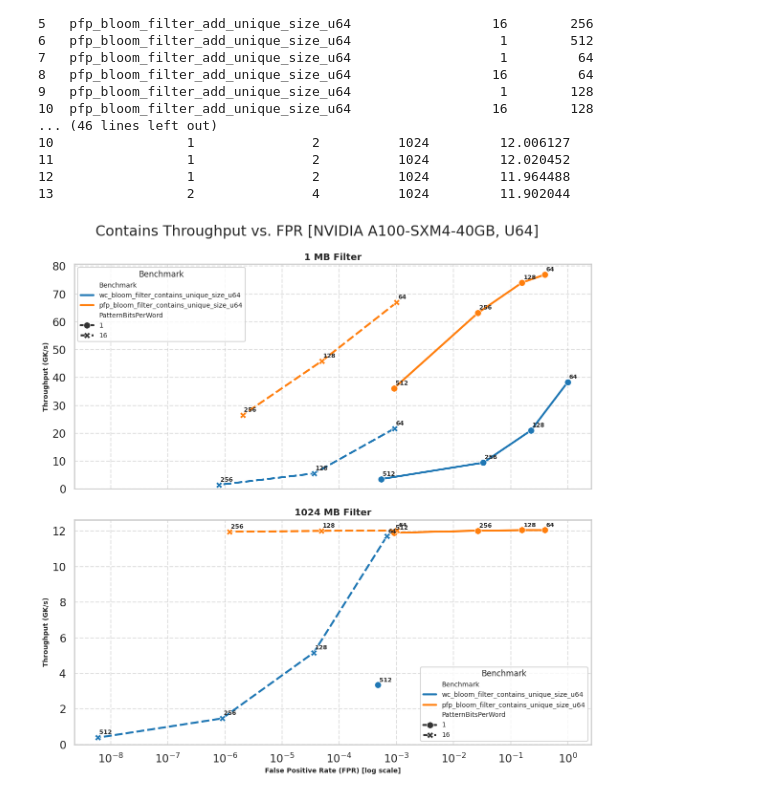
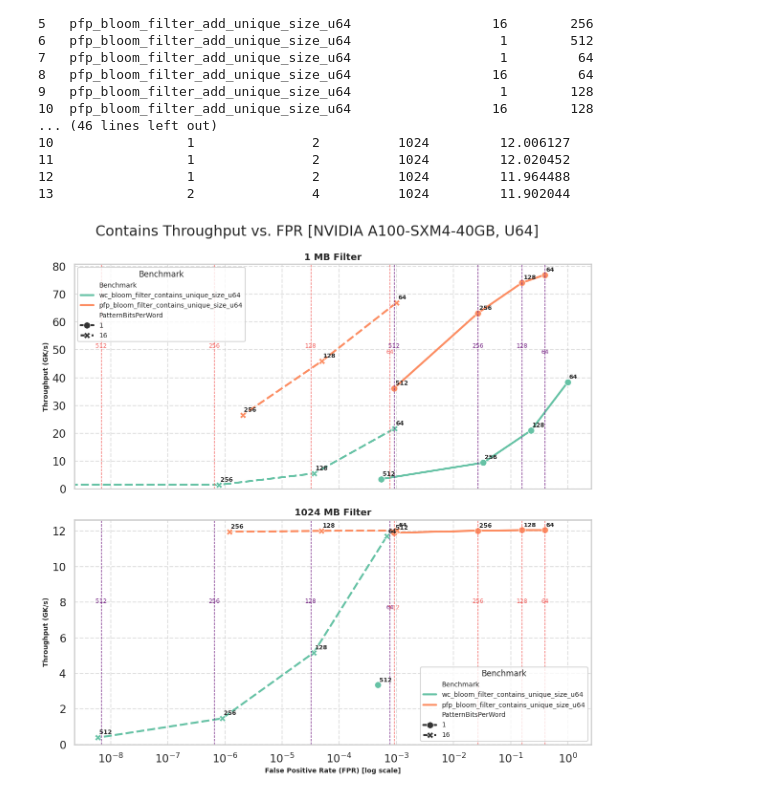
Before and after one commit to NVIDIA/cuCollections, a Jupyter notebook: data/frontier/plot_frontier.ipynb, the cells around one changed output. Saved outputs shown, nothing was run; the diff lists cells and outputs as text; code cells hidden in the pictures.

Commit message:
Updated frontier plot

```diff
--- a/data/frontier/plot_frontier.ipynb
+++ b/data/frontier/plot_frontier.ipynb
@@ -33,6 +35,7 @@ pfp_contains_file = "pfp_a100_contains_u64_sweep.csv"
 
 filter_sizes_mb = [1, 1024]
 block_bits = [32, 64, 128, 256, 512]
+word_bits = 64 # Adding here for convenience
 ### END CONFIG ###
 # %%
 # Load data
@@ -81,7 +84,9 @@ wc_add = wc_add[wc_add['FilterSizeMB'].isin(filter_sizes_mb)
                 & (wc_add['BlockBits'].isin(block_bits))]
 wc_contains = wc_contains[wc_contains['FilterSizeMB'].isin(filter_sizes_mb)
                           & (wc_contains['Skipped'] == 'No')
-                          & (wc_contains['BlockBits'].isin(block_bits))]
+                          & (wc_contains['BlockBits'].isin(block_bits))
+                          & ((wc_contains['BlockBits'] < 512)
+                            | (wc_contains['PatternBitsPerWord'] == 1))]
 pfp_add = pfp_add[pfp_add['FilterSizeMB'].isin(filter_sizes_mb)
                   & (pfp_add['Skipped'] == 'No')
                   & (pfp_add['BlockBits'].isin(block_bits))]
@@ -159,16 +164,13 @@ def theoretical_fpr_sectorized(m_over_n, k, B, S, max_i=1000, tol=1e-20):
 contains_stacked = pd.concat([wc_contains, best_pfp_contains])
 # %%
 # Plot
-filter_size = filter_sizes_mb[0]
-
 sns.set_style("whitegrid")
 sns.set_context("talk")
 
 fig, axes = plt.subplots(2, 1, figsize=(12, 12), sharex=True)
 
 for i, filter_size in enumerate(filter_sizes_mb):
-    subset = contains_stacked[contains_stacked['FilterSizeMB'] == filter_size]
-    subset = subset[subset['FalsePositiveRate'] > 0]  # Remove zero FPR points for log scale
+    subset = contains_stacked[(contains_stacked['FilterSizeMB'] == filter_size)]
     sns.lineplot(
         data=subset,
         x='FalsePositiveRate',
@@ -178,35 +180,63 @@ for i, filter_size in enumerate(filter_sizes_mb):
         style='PatternBitsPerWord',
         markers=True,
         dashes=True,
-        palette='tab10',
+        palette='Set2',
         linewidth=3,
         markersize=10,
         ax=axes[i]
     )
+
+    pattern_bits_per_word_values = subset['PatternBitsPerWord'].unique()
+    n_pattern_bits_per_word_values = len(pattern_bits_per_word_values)
+    palette = sns.color_palette(
+        'magma', n_colors=n_pattern_bits_per_word_values)
+    for pattern_bits_per_word, k_color in zip(pattern_bits_per_word_values, palette):
+        sub_subset = subset[subset['PatternBitsPerWord']
+                            == pattern_bits_per_word]
+        for j, block_bits in enumerate(sub_subset['BlockBits'].unique()):
+            pattern_bits = pattern_bits_per_word * (block_bits / word_bits)
+            sectorized_fpr = theoretical_fpr_sectorized(2 * pattern_bits,
+                                                        pattern_bits,
+                                                        block_bits,
+                                                        word_bits)
+            axes[i].axvline(sectorized_fpr,
+                            color=k_color,
+                            linestyle='--',
+                            linewidth=1)
+            axes[i].annotate(f"{block_bits}",
+                             xy=(sectorized_fpr, axes[i].get_ylim()[1] / 1.5),
+                             xycoords='data',
+                             xytext=(0, -15),
+                             textcoords='offset points',
+                             ha='center',
+                             va='top' if j == 0 else 'bottom',
+                             fontsize=9,
+                             color=k_color,
+                             rotation=0)
 
     for _, row in subset.iterrows():
         axes[i].annotate(
             f"{int(row['BlockBits'])}",
             (row['FalsePositiveRate'], row['Throughput(GK/s)']),
             textcoords='offset points',
             xytext=(2, 5),
             ha='left',
             fontsize=9,
             weight='bold'
         )
 
     axes[i].set_xscale('log')
     axes[i].set_xlabel(
         'False Positive Rate (FPR) [log scale]', fontsize=10, weight='bold')
     axes[i].set_ylabel('Throughput (GK/s)', fontsize=10, weight='bold')
     axes[i].set_ylim(bottom=0)
     axes[i].set_title(f'{filter_size} MB Filter',
-                fontsize=14, weight='bold')
+                      fontsize=14, weight='bold')
     axes[i].grid(True, linestyle='--', alpha=0.6)
     axes[i].legend(title='Benchmark', title_fontsize='12', fontsize='10')
 
 plt.suptitle(f'Contains Throughput vs. FPR [{machine}, {word}]')
 plt.tight_layout()
 plt.show()
 # %% [output]
-[figure, old version]
+[figure, new version]
```
Also changed, not shown: parts of 2 cells of this notebook.
